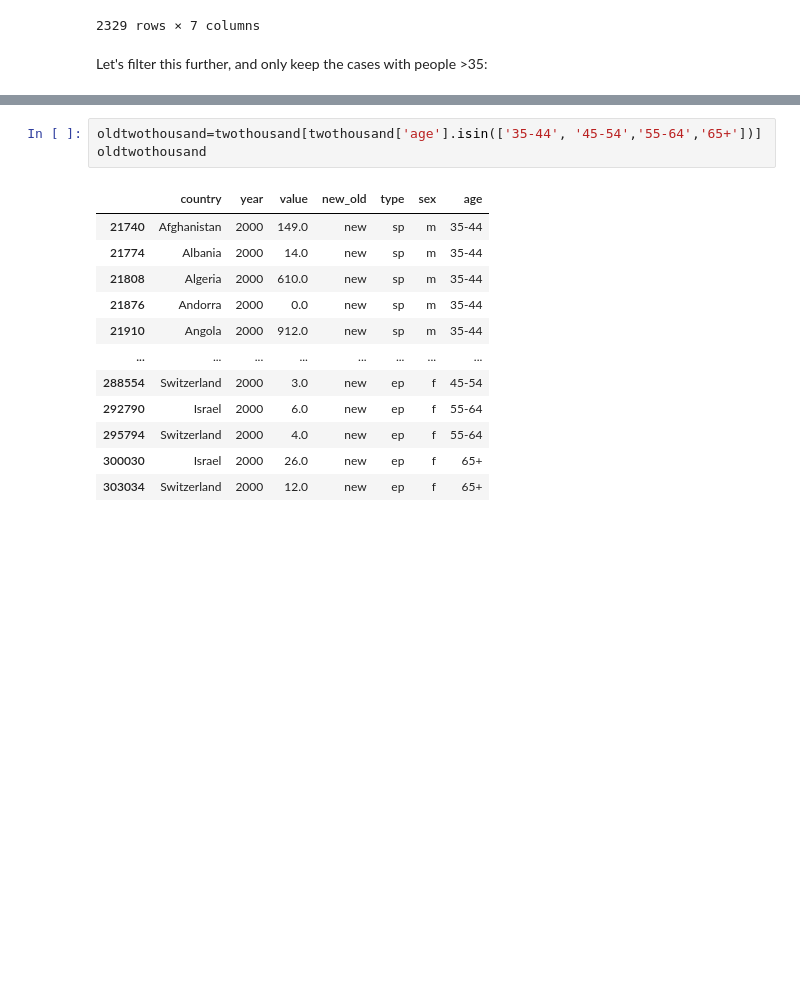
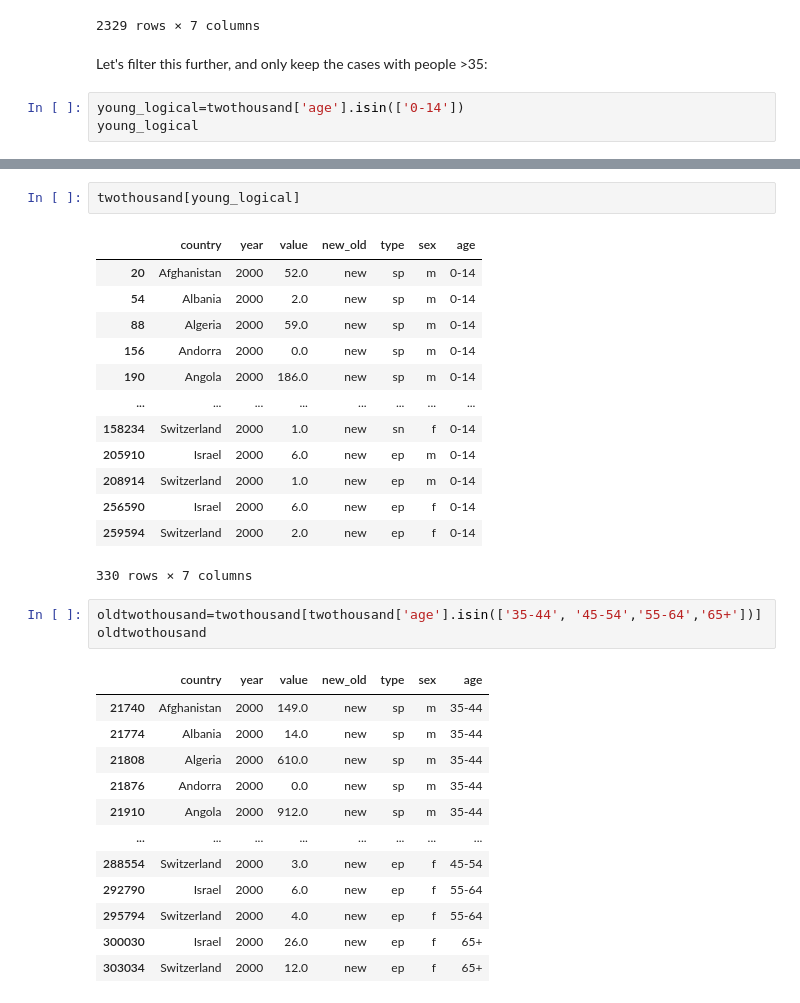
Before and after one commit to timplab/bcmb_bootcamp, a Jupyter notebook: day2/notebooks/tidying.ipynb, the cells around one changed output, grey strips where cells are left out. Drawn from its saved outputs; the diff is of its cells as text; blank space fills up the shorter version.

```diff
--- a/day2/notebooks/tidying.ipynb
+++ b/day2/notebooks/tidying.ipynb
@@ -243,3 +273,6 @@ twothousand
 2329 rows × 7 columns
 # %% [markdown]
 Let's filter this further, and only keep the cases with people >35:
+# %%
+young_logical=twothousand['age'].isin(['0-14'])
+young_logical
@@ -246,3 +292,19 @@ Let's filter this further, and only keep the cases with people >35:
+# %%
+twothousand[young_logical]
+# %% [output]
+|  | country | year | value | new_old | type | sex | age |
+| 20 | Afghanistan | 2000 | 52.0 | new | sp | m | 0-14 |
+| 54 | Albania | 2000 | 2.0 | new | sp | m | 0-14 |
+| 88 | Algeria | 2000 | 59.0 | new | sp | m | 0-14 |
+| 156 | Andorra | 2000 | 0.0 | new | sp | m | 0-14 |
+| 190 | Angola | 2000 | 186.0 | new | sp | m | 0-14 |
+| ... | ... | ... | ... | ... | ... | ... | ... |
+| 158234 | Switzerland | 2000 | 1.0 | new | sn | f | 0-14 |
+| 205910 | Israel | 2000 | 6.0 | new | ep | m | 0-14 |
+| 208914 | Switzerland | 2000 | 1.0 | new | ep | m | 0-14 |
+| 256590 | Israel | 2000 | 6.0 | new | ep | f | 0-14 |
+| 259594 | Switzerland | 2000 | 2.0 | new | ep | f | 0-14 |
+330 rows × 7 columns
 # %%
 oldtwothousand=twothousand[twothousand['age'].isin(['35-44', '45-54','55-64','65+'])]
 oldtwothousand
```
Also changed, not shown: parts of 7 cells of this notebook, 3 other files.
